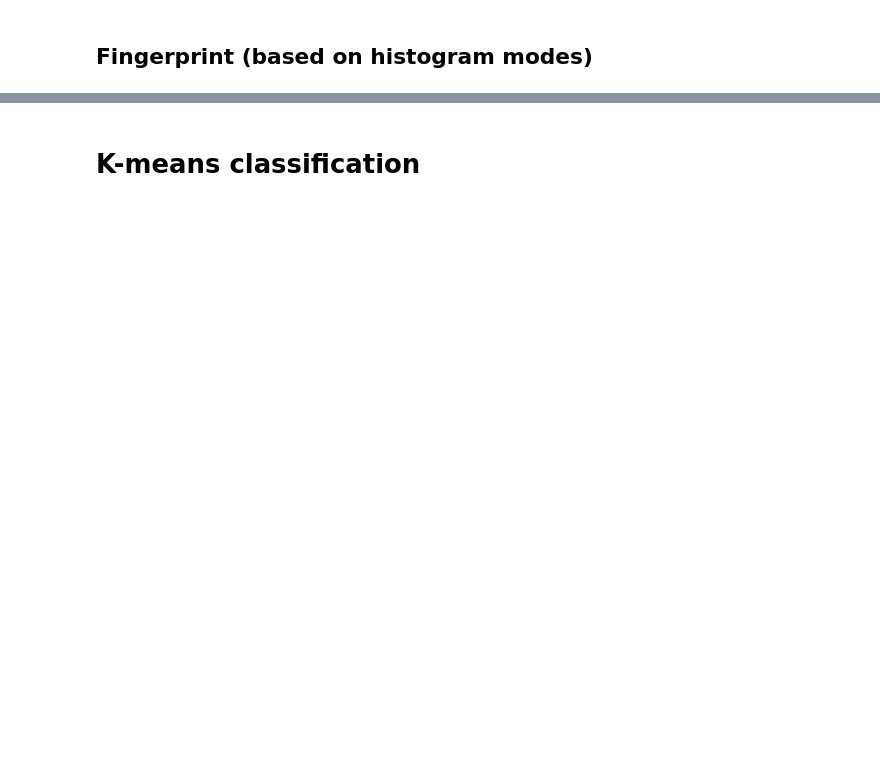
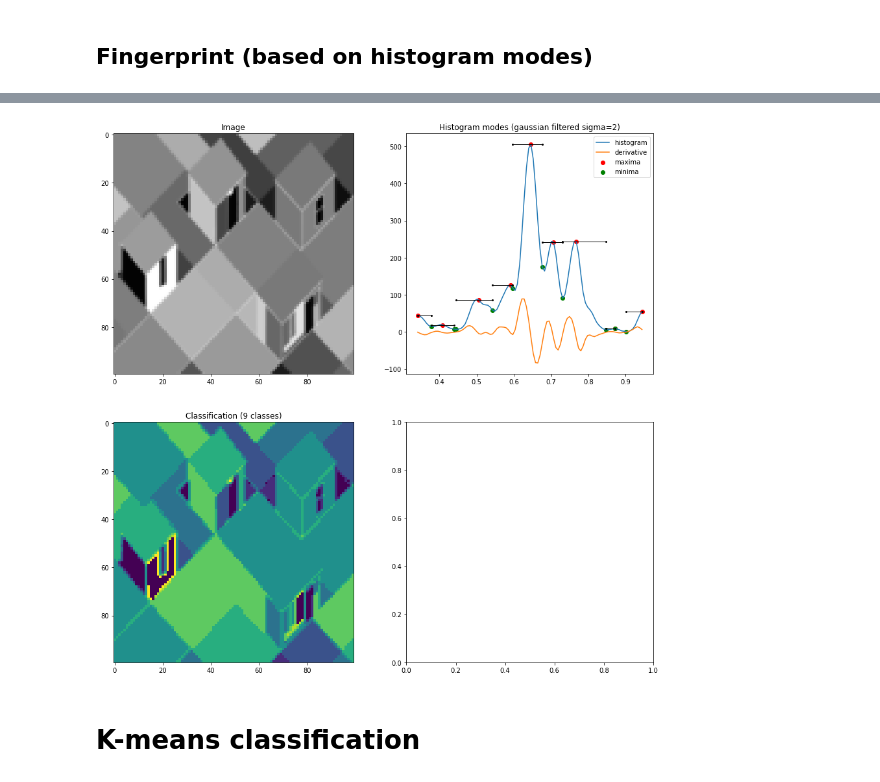
Before and after one commit to kgghislain/image-processing, a Jupyter notebook: segmentation.ipynb, the cells around one changed output, grey strips where cells are left out. Saved outputs shown, nothing was run; the diff lists cells and outputs as text; code cells hidden in the pictures; blank space fills up the shorter version.

```diff
--- a/segmentation.ipynb
+++ b/segmentation.ipynb
@@ -125,2 +126,100 @@ axisarray[1,0].imshow(classes)
 # %% [markdown]
 ## Fingerprint (based on histogram modes)
+# %%
+
+# Compute image histogram
+hist, bins = np.histogram(img_filtered, bins=100)
+bins = bins[:len(bins)-1]
+# Filter the histogram with a gaussian to remove noise
+filter_gauss_var = 2
+hist = ndimage.gaussian_filter(hist, sigma=filter_gauss_var)
+
+# Histogram derivative
+hist_derivative = np.gradient(hist, edge_order=2)
+# Find the zeros of the derivative and which ones are minima and maxima
+hist_derivative_zero_ind = []
+hist_derivative_zero_ismaximum = []
+hist_derivative_zero_maximum_ind = []
+hist_derivative_zero_minimum_ind = []
+for i in range(0, len(hist_derivative)):
+  if i==0:
+    # First is a zero
+    hist_derivative_zero_ind.append(i)
+    if hist_derivative[i]<0:
+      # is maximum
+      hist_derivative_zero_ismaximum.append(True)
+      hist_derivative_zero_maximum_ind.append(i)
+    else:
+      # is minimum
+      hist_derivative_zero_ismaximum.append(False)
+      hist_derivative_zero_minimum_ind.append(i)
+  elif i==len(hist_derivative)-1:
+    # Last is zero
+    hist_derivative_zero_ind.append(i)
+    if hist_derivative[i]>0:
+      # is maximum
+      hist_derivative_zero_ismaximum.append(True)
+      hist_derivative_zero_maximum_ind.append(i)
+    else:
+      # is minimum
+      hist_derivative_zero_ismaximum.append(False)
+      hist_derivative_zero_minimum_ind.append(i)
+  else:
+    # Others
+    if hist_derivative[i-1]*hist_derivative[i] <= 0:
+      if hist_derivative[i-1]>0:
+        hist_derivative_zero_ind.append(i)
+        hist_derivative_zero_ismaximum.append(True)
+        hist_derivative_zero_maximum_ind.append(i)
+      else:
+        hist_derivative_zero_ind.append(i-1)
+        hist_derivative_zero_ismaximum.append(False)
+        hist_derivative_zero_minimum_ind.append(i-1)
+
+# Find the modes :
+# Each mode is identified by a maximum and the adjacent minima
+modes = []
+for i in range(len(hist_derivative_zero_ind)):
+  if hist_derivative_zero_ismaximum[i]:
+    if i==0:
+      if (not hist_derivative_zero_ismaximum[i+1]):
+        modes.append([hist_derivative_zero_ind[i], hist_derivative_zero_ind[i], hist_derivative_zero_ind[i+1]])
+    elif i==len(hist_derivative_zero_ind)-1:
+      if (not hist_derivative_zero_ismaximum[i-1]):
+        modes.append([hist_derivative_zero_ind[i-1], hist_derivative_zero_ind[i], hist_derivative_zero_ind[i]])
+    else:
+      if (not hist_derivative_zero_ismaximum[i+1]) and (not hist_derivative_zero_ismaximum[i-1]):
+        modes.append([hist_derivative_zero_ind[i-1], hist_derivative_zero_ind[i], hist_derivative_zero_ind[i+1]])
+
+print(f"modes {modes}")
+
+classes = np.zeros(img_filtered.shape)
+for l in range(0, img_filtered.shape[0]):
+  for c in range(0, img_filtered.shape[1]):
+    # For each pixel
+    for i, mode in enumerate(modes):
+      if bins[mode[0]]<img_filtered[l,c] and img_filtered[l,c]<bins[mode[2]]:
+        classes[l,c] = i
+
+fig, axisarray = plt.subplots(2, 2, figsize=(15,15))
+# Image
+axisarray[0,0].set_title('Image')
+axisarray[0,0].imshow(img_filtered, cmap='gray')
+# Histogram with local maxima
+axisarray[0,1].set_title(f"Histogram modes (gaussian filtered sigma={filter_gauss_var})")
+axisarray[0,1].plot(bins, hist, label="histogram")
+axisarray[0,1].plot(bins, hist_derivative, label="derivative")
+axisarray[0,1].scatter(bins[hist_derivative_zero_maximum_ind], hist[hist_derivative_zero_maximum_ind],
+  color='r', label="maxima")
+axisarray[0,1].scatter(bins[hist_derivative_zero_minimum_ind], hist[hist_derivative_zero_minimum_ind],
+  color='g', label="minima")
+# Display modes
+for mode in modes:
+  axisarray[0,1].plot([bins[mode[0]], bins[mode[2]]], [hist[mode[1]], hist[mode[1]]],
+    color='black', marker='o', linewidth=1, markersize=2)
+axisarray[0,1].legend()
+
+# Classes
+axisarray[1,0].set_title(f"Classification ({len(modes)} classes)")
+axisarray[1,0].imshow(classes)
+# %% [output]
@@ -127,2 +228,3 @@ axisarray[1,0].imshow(classes)
+[figure, added]
 # %% [markdown]
 # K-means classification
```
Also changed, not shown: parts of 3 cells of this notebook, 1 other file.
